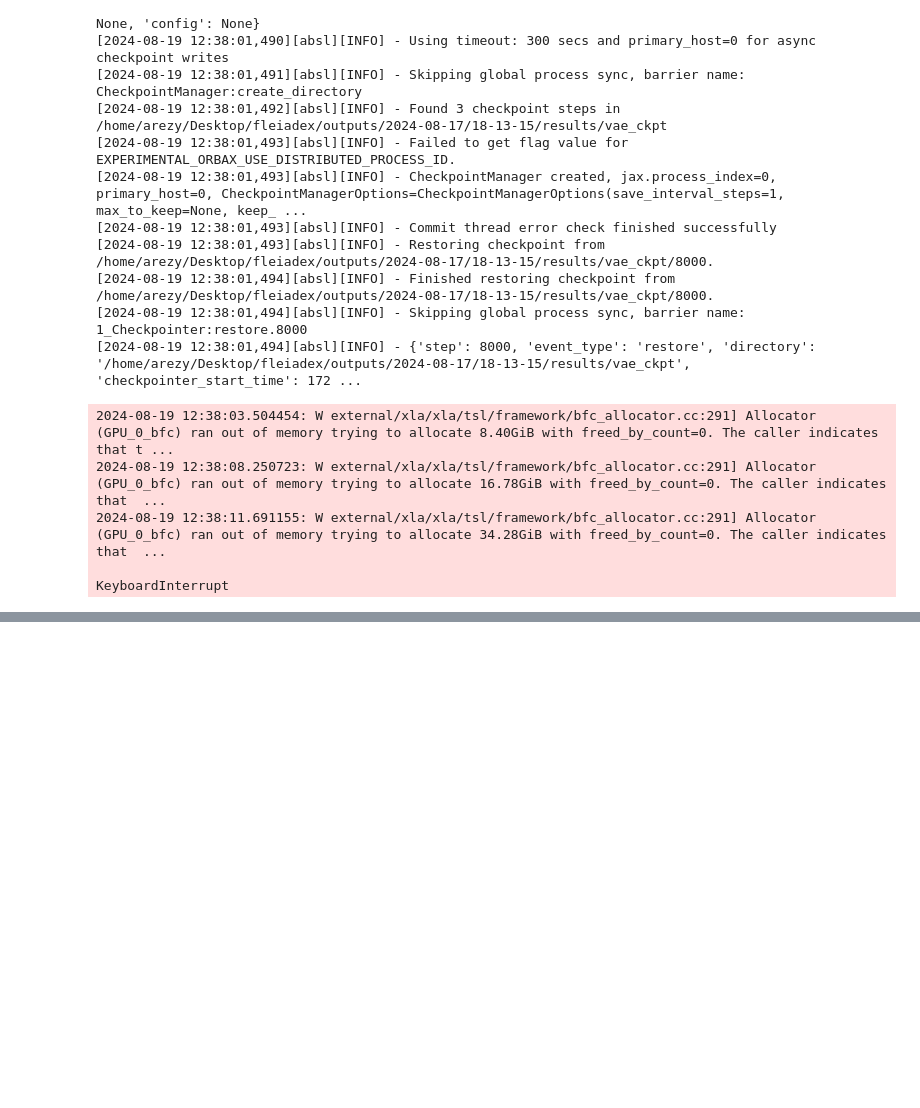
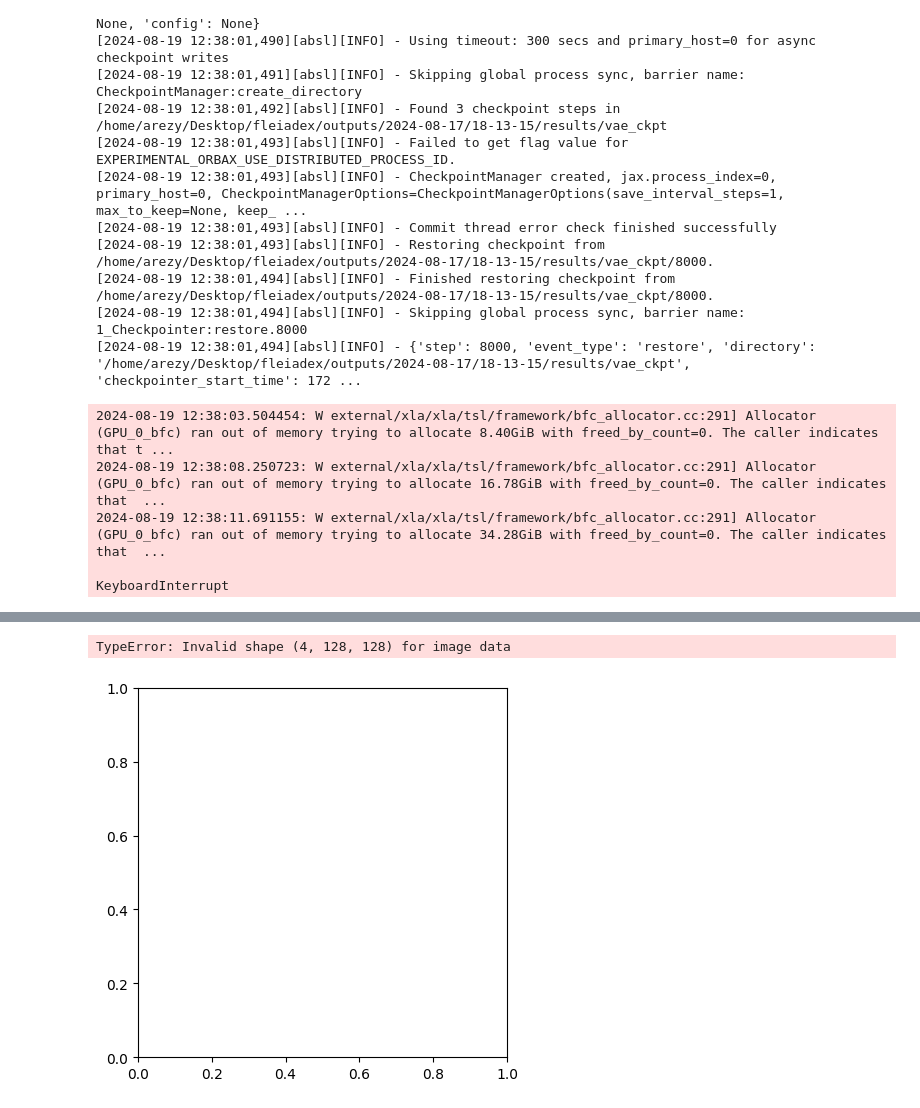
Before and after one commit to TY-Yang3015/fleiadex, a Jupyter notebook: show_training_in_notebook.ipynb, the cells around one changed output, grey strips where cells are left out. Drawn from its saved outputs; the diff is of its cells as text; code cells hidden in the pictures; blank space fills up the shorter version.

```diff
--- a/show_training_in_notebook.ipynb
+++ b/show_training_in_notebook.ipynb
@@ -62,3 +74,7 @@ from fleiadex.interface import VariationalAutoencoder
 # %%
-vae
+import numpy as np
+
+data = np.load('/home/arezy/Desktop/fleiadex/src/fleiadex/exp_data/satel_array_202312bandopt00_clear.npy')
+data -= np.mean(data)
+data /= np.std(data)
 # %%
@@ -65,0 +99,5 @@ jnp.save('./latent_data.npy', latent_data)
+# %%
+datai = data[0, ...].reshape()
+# %% [output]
+TypeError: Invalid shape (4, 128, 128) for image data
+[figure, added]
```
Also changed, not shown: parts of 13 cells of this notebook, 11 other files.
